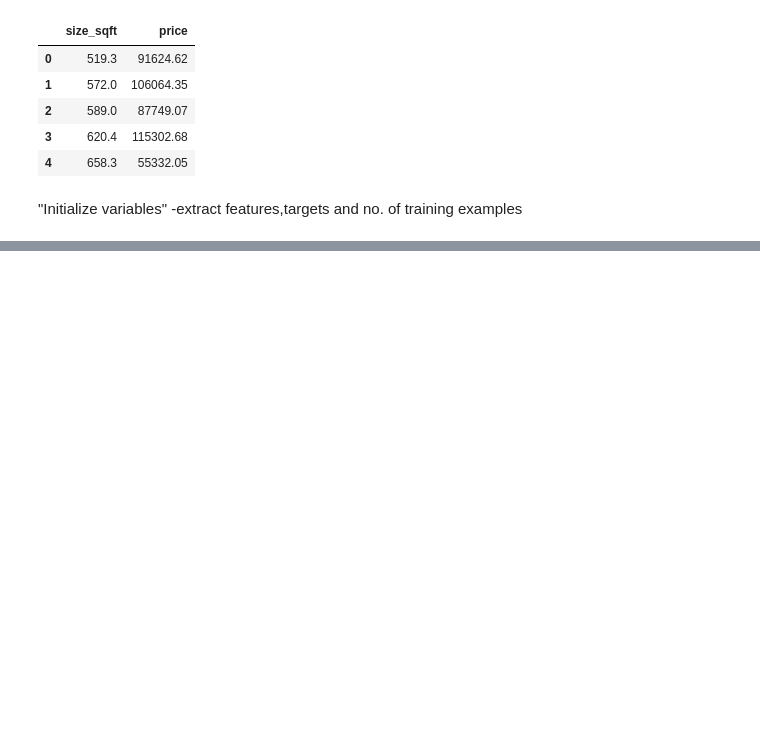
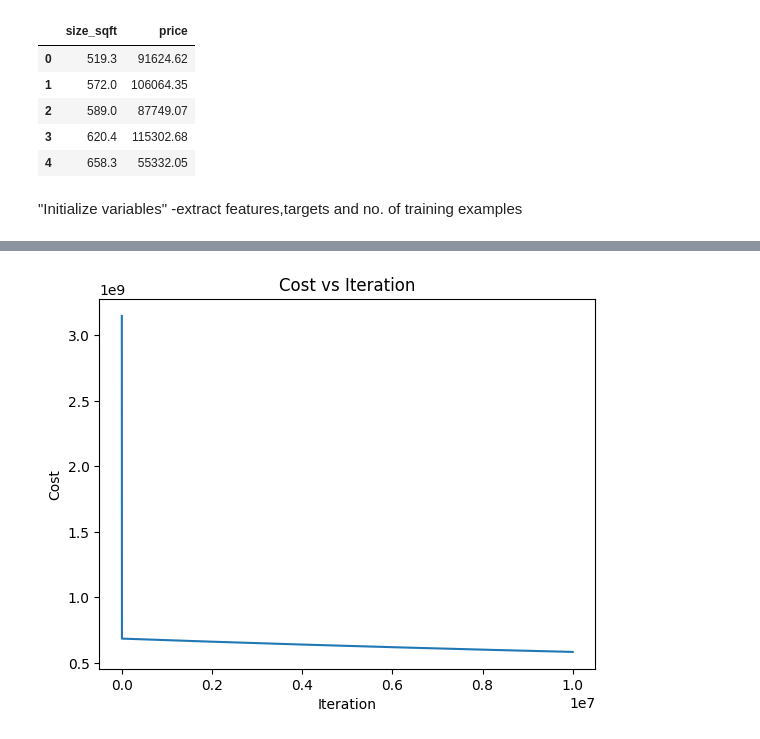
Before and after one commit to Hoshang-Warfade/ML-Practice, a Jupyter notebook: Linear Regression/Linear_Regression_First_Implemenation.ipynb, the cells around one changed output, grey strips where cells are left out. Saved outputs shown, nothing was run; the diff lists cells and outputs as text; code cells hidden in the pictures; blank space fills up the shorter version.

```diff
--- a/Linear Regression/Linear_Regression_First_Implemenation.ipynb
+++ b/Linear Regression/Linear_Regression_First_Implemenation.ipynb
@@ -23,0 +33,8 @@ m=X.shape[0]
+# %%
+def computecost(X,Y,w,b,m):
+    cost=0
+    for i in range(m):
+        f_wb=w*X[i]+b
+        cost=cost+(f_wb-Y[i])**2
+    total_cost=(1/(2*m))*cost
+    return total_cost
@@ -23,0 +59,26 @@ m=X.shape[0]
+# %%
+def perform_gradient_descent(X,Y,m,calculate_gradient,computecost,w_in,b_in,alpha,iteration):
+    J_history = []
+    p_history = []
+    w=w_in
+    b=b_in
+
+    for i in range(iteration):
+        dj_dw,dj_db=calculate_gradient(X,Y,w,b,m)
+        w=w-alpha*dj_dw
+        b=b-alpha*dj_db
+
+        J_history.append(computecost(X,Y,w,b,m))
+        p_history.append((w,b))
+
+
+        if i%math.ceil(iteration/10)==0:
+            print(f'Cost:{J_history[-1]:0.2e}',f'w:{w:0.3e}, b:{b:0.3e}')
+
+    return J_history,p_history,w,b
+# %%
+w_in=0
+b_in=0
+alpha=1e-7
+iteration=10000000
+J_history,p_history,w,b=perform_gradient_descent(X,Y,m,calculate_gradient,computecost,w_in,b_in,alpha,iteration)
@@ -23,0 +96,8 @@ m=X.shape[0]
+# %%
+plt.plot(J_history)
+plt.xlabel('Iteration')
+plt.ylabel('Cost')
+plt.title('Cost vs Iteration')
+plt.show()
+# %% [output]
+[figure, added]
```
Also changed, not shown: parts of 11 cells of this notebook.
